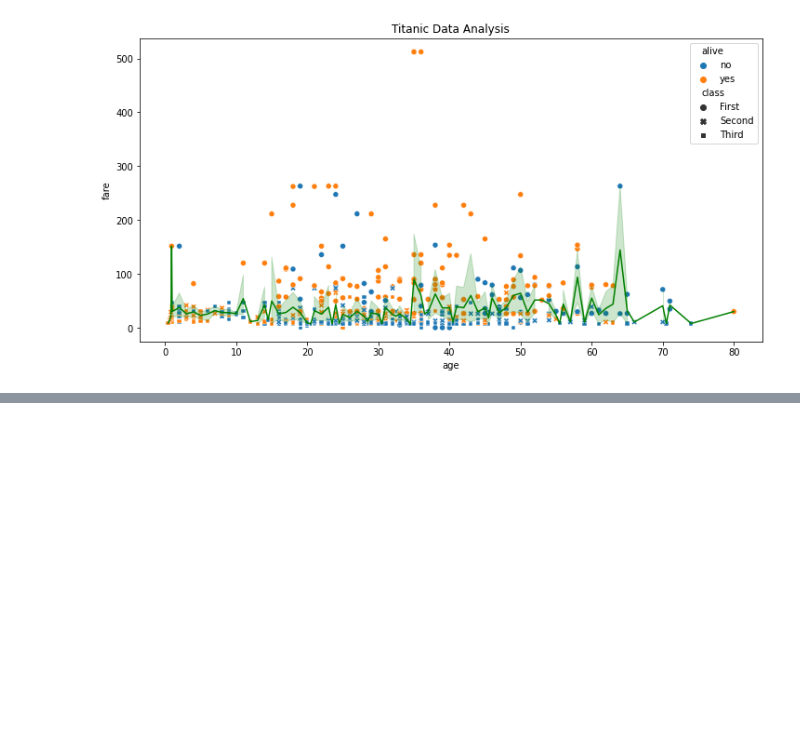
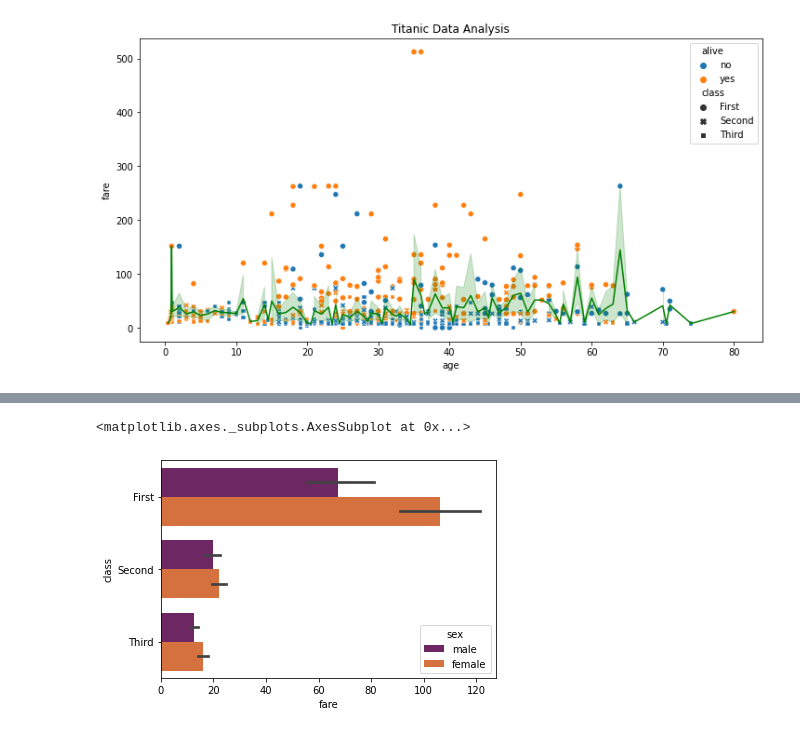
Before and after one commit to akmadan/seaborn, a Jupyter notebook: Seaborn.ipynb, the cells around one changed output, grey strips where cells are left out. Cells and saved outputs as stored; diff of their text form; code cells hidden in the pictures; blank space fills up the shorter version.

```diff
--- a/Seaborn.ipynb
+++ b/Seaborn.ipynb
@@ -213,0 +241,9 @@ Text(0.5, 1.0, 'Titanic Data Analysis')
+# %%
+#orient
+sns.barplot(y = 'class' , x = 'fare' , data = titanic_df ,
+            hue = 'sex',
+            palette = 'inferno',
+            orient = 'h')
+# %% [output]
+<matplotlib.axes._subplots.AxesSubplot at 0x...>
+[figure, added]
```
Also changed, not shown: parts of 10 cells of this notebook.
